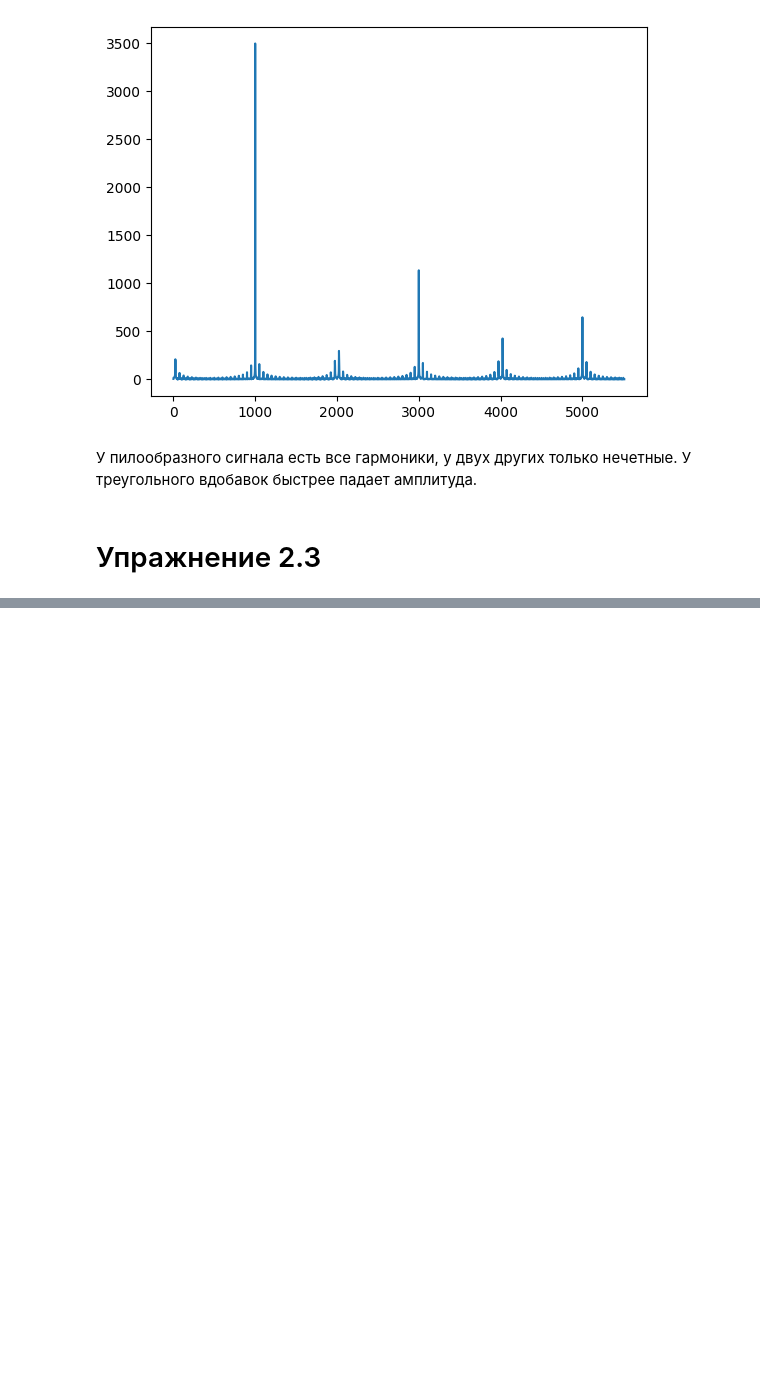
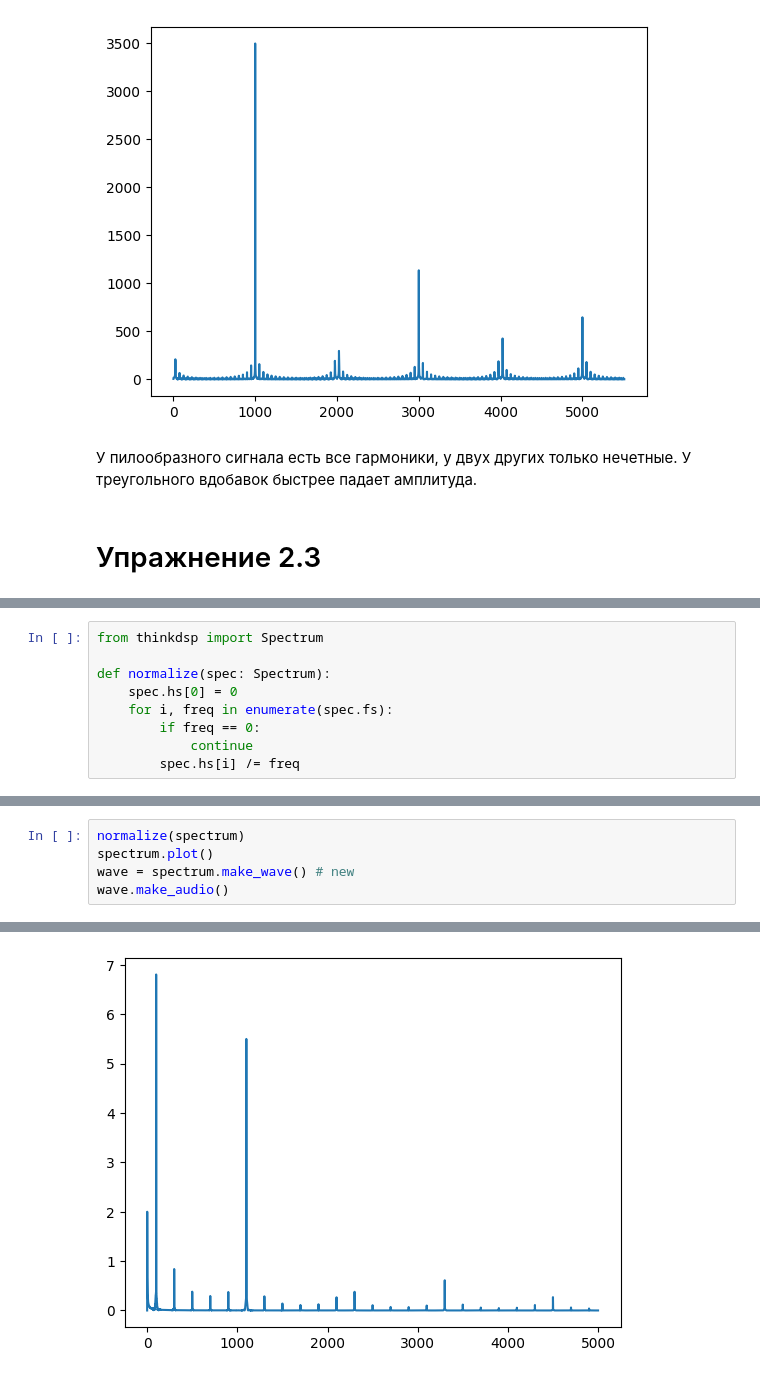
Before and after one commit to hoppa1231/telecom-tasks, a Jupyter notebook: lab-2/ex.2.2.ipynb, the cells around one changed output, grey strips where cells are left out. Saved outputs shown, nothing was run; the diff lists cells and outputs as text; blank space fills up the shorter version.

```diff
--- a/lab-2/ex.2.2.ipynb
+++ b/lab-2/ex.2.2.ipynb
@@ -48,0 +95,9 @@ spectrum.plot()
+# %%
+from thinkdsp import Spectrum
+
+def normalize(spec: Spectrum):
+    spec.hs[0] = 0
+    for i, freq in enumerate(spec.fs):
+        if freq == 0:
+            continue
+        spec.hs[i] /= freq
@@ -48,0 +118,6 @@ spectrum.plot()
+# %%
+normalize(spectrum)
+spectrum.plot()
+wave = spectrum.make_wave() # new
+wave.make_audio()
+# %% [output]
@@ -48,0 +125 @@ spectrum.plot()
+[figure, added]
```
Also changed, not shown: parts of 27 cells of this notebook.
